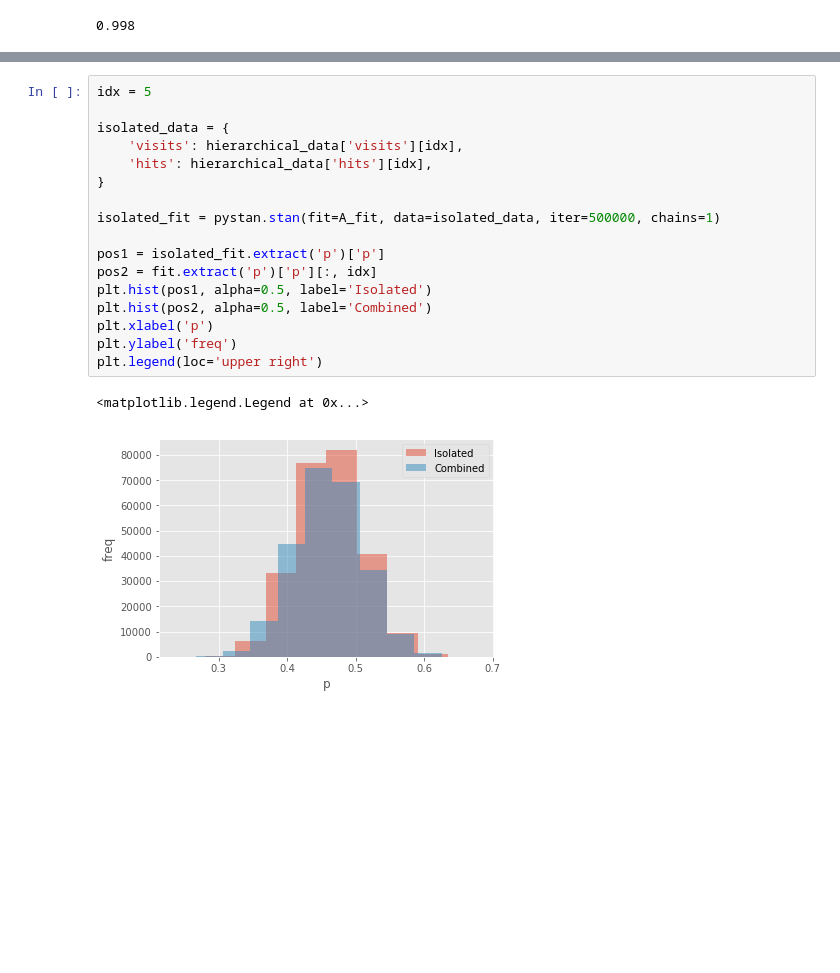
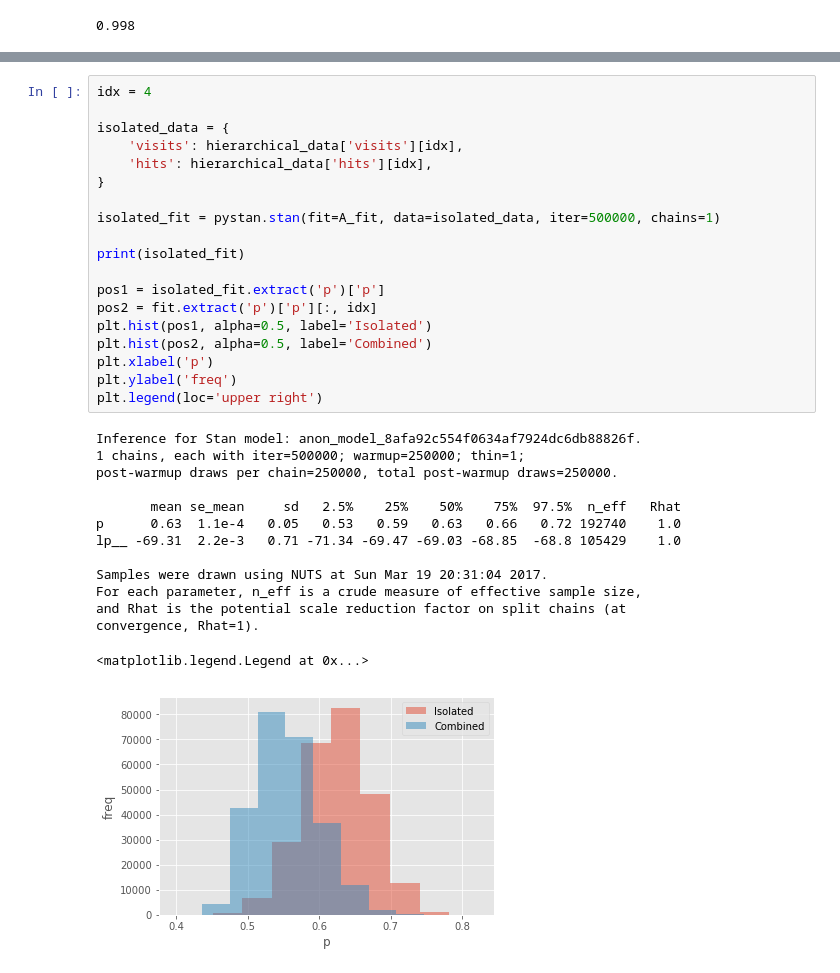
Before and after one commit to gondimribeiro/statistical-rethinking, a Jupyter notebook: extras/bayesian-ab.ipynb, the cells around one changed output, grey strips where cells are left out. Cells and saved outputs as stored; diff of their text form; blank space fills up the shorter version.

```diff
--- a/extras/bayesian-ab.ipynb
+++ b/extras/bayesian-ab.ipynb
@@ -160,22 +161,36 @@ For each parameter, n_eff is a crude measure of effective sample size,
 and Rhat is the potential scale reduction factor on split chains (at
 convergence, Rhat=1).
 # %%
-idx = 5
+idx = 4
 
 isolated_data = {
     'visits': hierarchical_data['visits'][idx],
     'hits': hierarchical_data['hits'][idx],
 }
 
 isolated_fit = pystan.stan(fit=A_fit, data=isolated_data, iter=500000, chains=1)
 
+print(isolated_fit)
+
 pos1 = isolated_fit.extract('p')['p']
 pos2 = fit.extract('p')['p'][:, idx]
 plt.hist(pos1, alpha=0.5, label='Isolated')
 plt.hist(pos2, alpha=0.5, label='Combined')
 plt.xlabel('p')
 plt.ylabel('freq')
 plt.legend(loc='upper right')
 # %% [output]
-<matplotlib.legend.Legend at 0x...>
+Inference for Stan model: anon_model_8afa92c554f0634af7924dc6db88826f.
+1 chains, each with iter=500000; warmup=250000; thin=1;
+post-warmup draws per chain=250000, total post-warmup draws=250000.
+
+       mean se_mean     sd   2.5%    25%    50%    75%  97.5%  n_eff   Rhat
+p      0.63  1.1e-4   0.05   0.53   0.59   0.63   0.66   0.72 192740    1.0
+lp__ -69.31  2.2e-3   0.71 -71.34 -69.47 -69.03 -68.85  -68.8 105429    1.0
+
+Samples were drawn using NUTS at Sun Mar 19 20:31:04 2017.
+For each parameter, n_eff is a crude measure of effective sample size,
+and Rhat is the potential scale reduction factor on split chains (at
+convergence, Rhat=1).
+<matplotlib.legend.Legend at 0x...>
-[figure, old version]
+[figure, new version]
```
Also changed, not shown: parts of 2 cells of this notebook.
